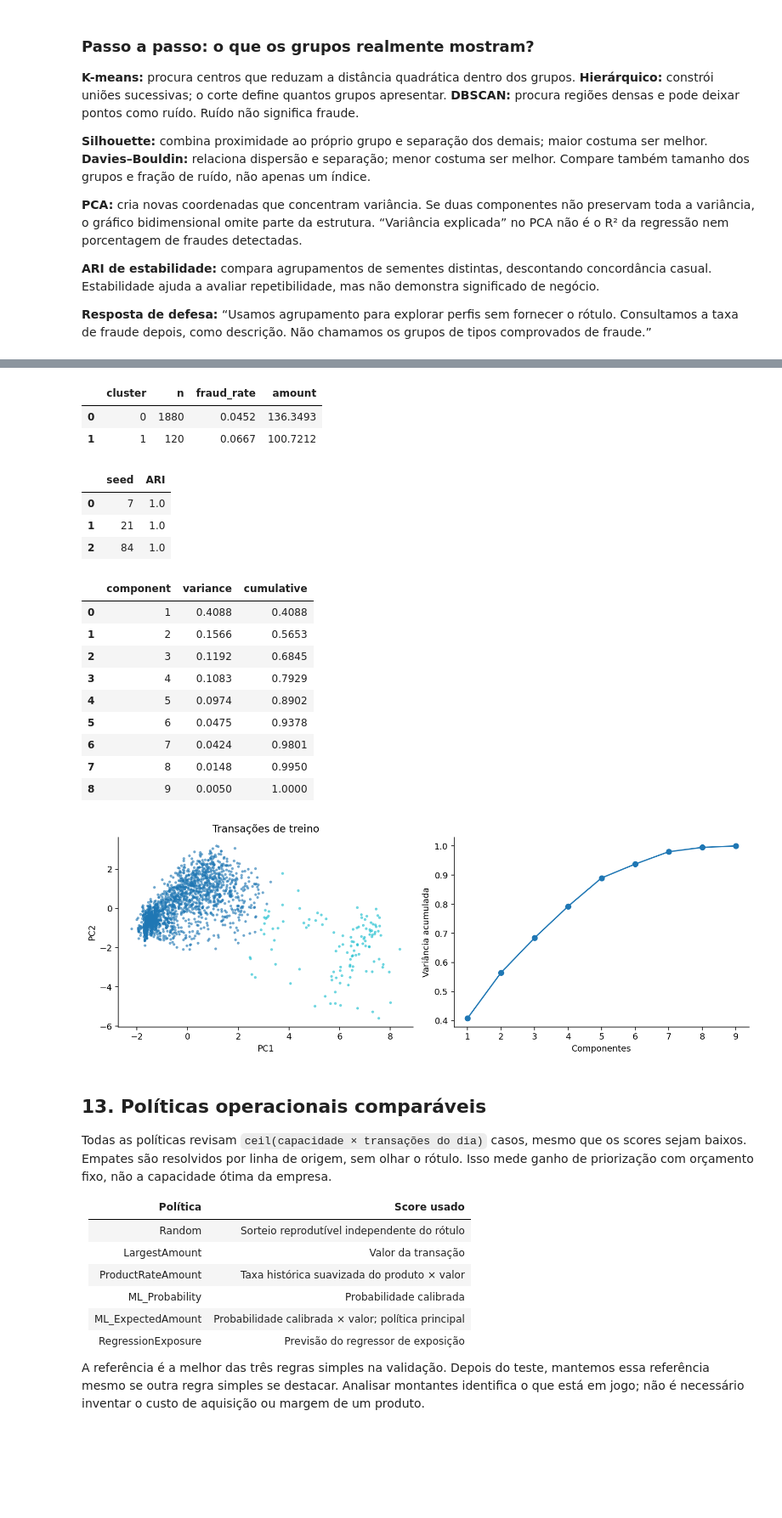
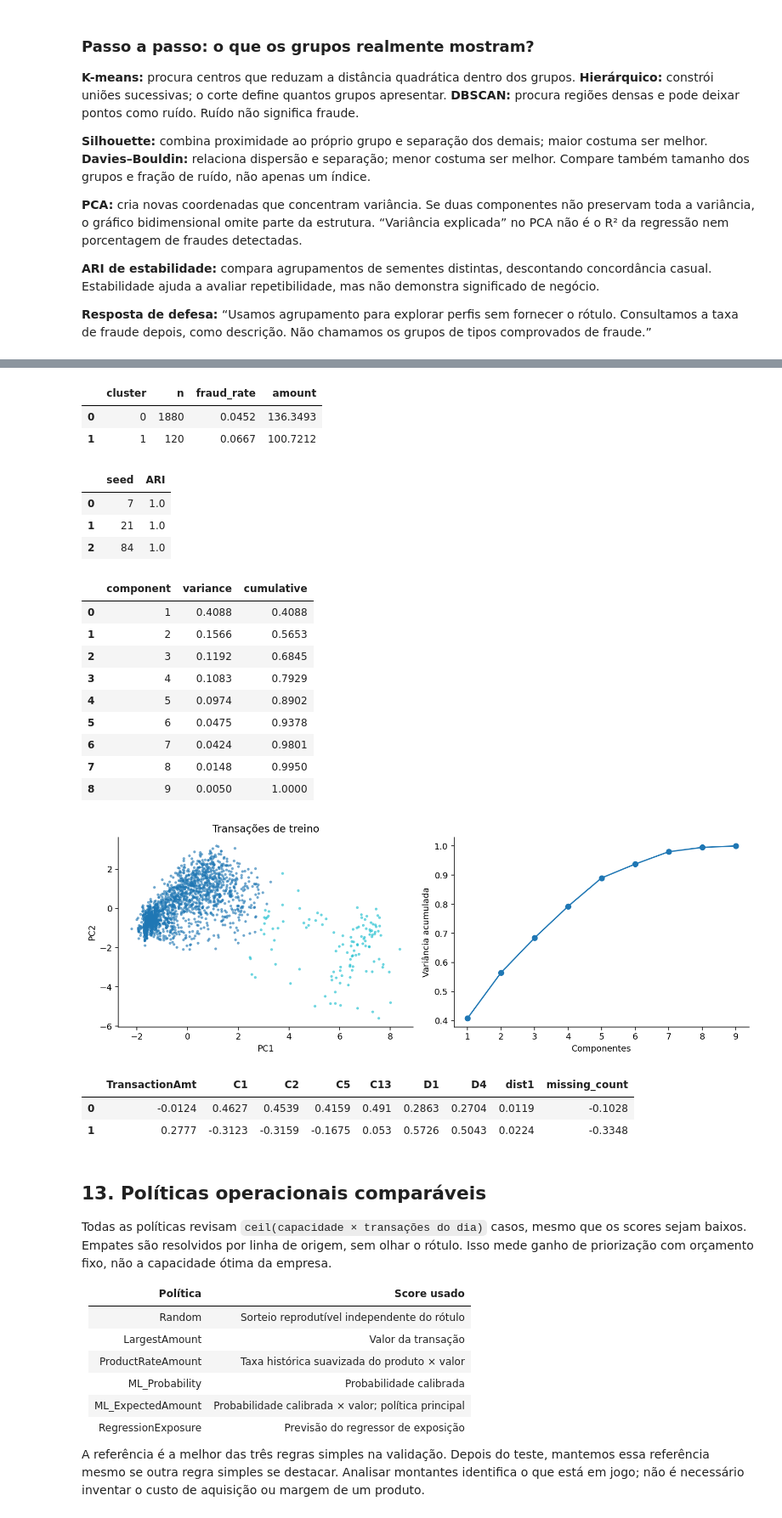
Before and after one commit to joao-castroo/deteccao-fraudes-ml-ibmec, a Jupyter notebook: notebooks/01_projeto_fraude_completo.ipynb, the cells around one changed output, grey strips where cells are left out. Shown at 85% size. Saved outputs shown, nothing was run; the diff lists cells and outputs as text; code cells hidden in the pictures; blank space fills up the shorter version.

```diff
--- a/notebooks/01_projeto_fraude_completo.ipynb
+++ b/notebooks/01_projeto_fraude_completo.ipynb
@@ -493,6 +537,8 @@ display(read('cluster_profiles.csv'))
 display(read('cluster_stability.csv'))
 display(read('pca_variance.csv'))
 figure('clusters_pca')
+
+display(read('pca_coefficients.csv').head(2))
 # %% [output]
 |  | method | config | silhouette | DB | noise |
 | 0 | KMeans | k=2 | 0.5521 | 0.8327 | 0.0000 |
@@ -500,33 +546,36 @@ figure('clusters_pca')
 | 2 | KMeans | k=4 | 0.3008 | 1.2221 | 0.0000 |
 | 3 | KMeans | k=5 | 0.2359 | 1.2608 | 0.0000 |
 | 4 | KMeans | k=6 | 0.2317 | 1.4725 | 0.0000 |
 | 5 | Hierarchical | k=2 | 0.5800 | 0.7563 | 0.0000 |
 | 6 | Hierarchical | k=3 | 0.2360 | 1.3829 | 0.0000 |
 | 7 | Hierarchical | k=4 | 0.2568 | 1.2876 | 0.0000 |
 | 8 | Hierarchical | k=5 | 0.1851 | 1.5120 | 0.0000 |
 | 9 | Hierarchical | k=6 | 0.1975 | 1.4479 | 0.0000 |
 | 10 | DBSCAN | eps=0.7 | 0.2747 | 0.8772 | 0.6375 |
 | 11 | DBSCAN | eps=1.0 | 0.0784 | 1.0196 | 0.4000 |
 | 12 | DBSCAN | eps=1.5 | 0.3687 | 0.6922 | 0.0900 |
 | 13 | DBSCAN | eps=2.0 | NaN | NaN | 0.0240 |
 |  | cluster | n | fraud_rate | amount |
 | 0 | 0 | 1880 | 0.0452 | 136.3493 |
 | 1 | 1 | 120 | 0.0667 | 100.7212 |
 |  | seed | ARI |
 | 0 | 7 | 1.0 |
 | 1 | 21 | 1.0 |
 | 2 | 84 | 1.0 |
 |  | component | variance | cumulative |
 | 0 | 1 | 0.4088 | 0.4088 |
 | 1 | 2 | 0.1566 | 0.5653 |
 | 2 | 3 | 0.1192 | 0.6845 |
 | 3 | 4 | 0.1083 | 0.7929 |
 | 4 | 5 | 0.0974 | 0.8902 |
 | 5 | 6 | 0.0475 | 0.9378 |
 | 6 | 7 | 0.0424 | 0.9801 |
 | 7 | 8 | 0.0148 | 0.9950 |
 | 8 | 9 | 0.0050 | 1.0000 |
 [figure]
+|  | TransactionAmt | C1 | C2 | C5 | C13 | D1 | D4 | dist1 | missing_count |
+| 0 | -0.0124 | 0.4627 | 0.4539 | 0.4159 | 0.491 | 0.2863 | 0.2704 | 0.0119 | -0.1028 |
+| 1 | 0.2777 | -0.3123 | -0.3159 | -0.1675 | 0.053 | 0.5726 | 0.5043 | 0.0224 | -0.3348 |
 # %% [markdown]
 ## 13. Políticas operacionais comparáveis
 Todas as políticas revisam `ceil(capacidade × transações do dia)` casos, mesmo que os scores sejam baixos. Empates são resolvidos por linha de origem, sem olhar o rótulo. Isso mede ganho de priorização com orçamento fixo, não a capacidade ótima da empresa.
```
Also changed, not shown: parts of 6 cells of this notebook, 22 other files.
